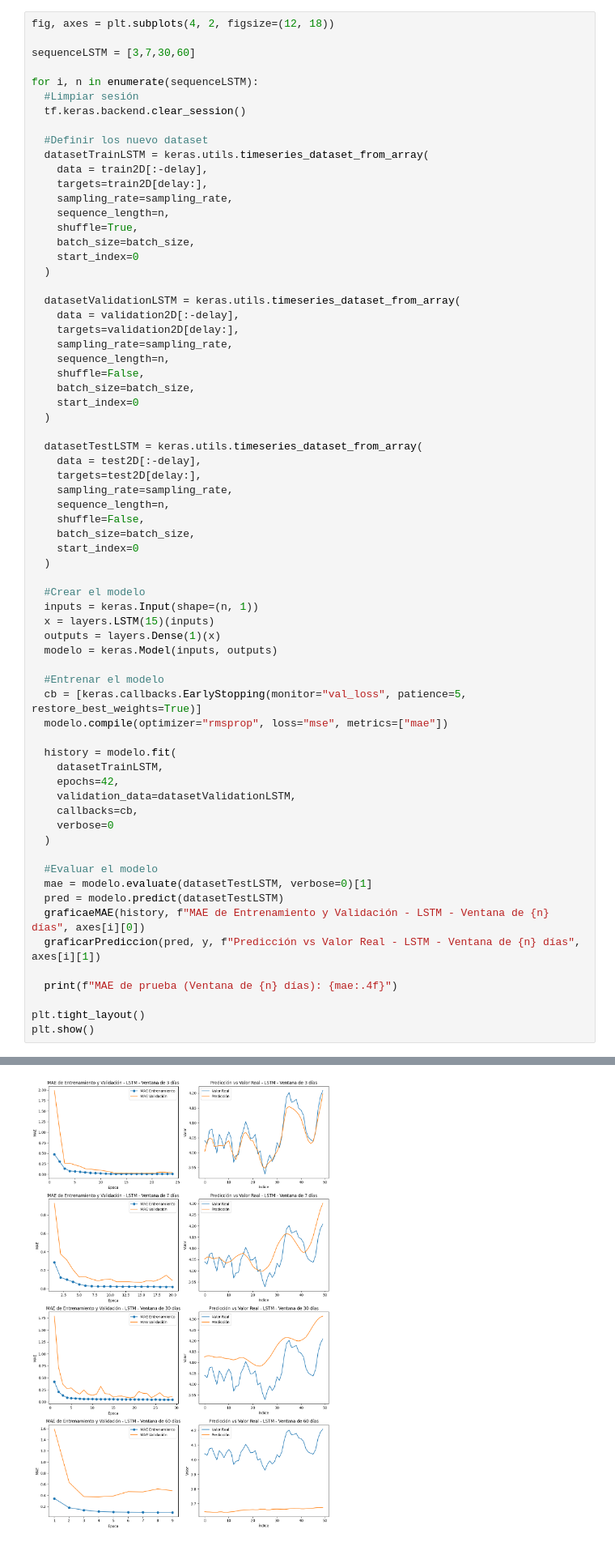
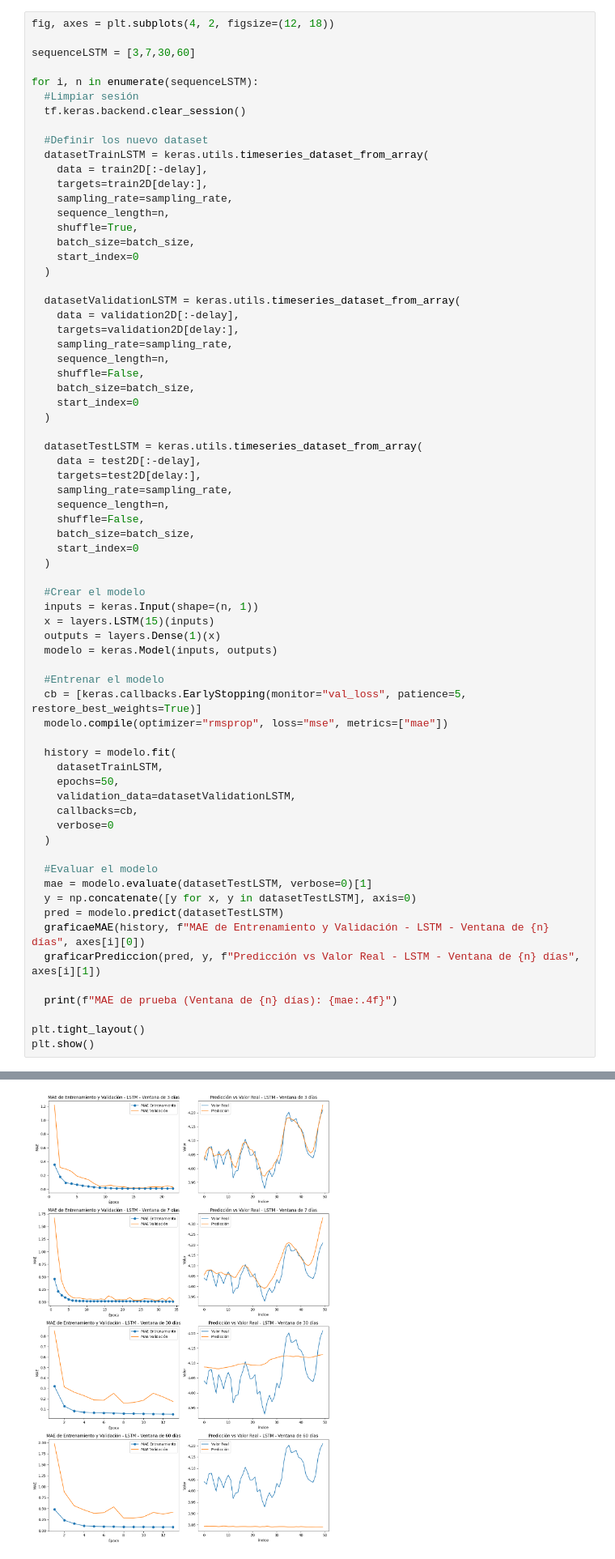
Before and after one commit to AngieJoya99/Taller3-RN, a Jupyter notebook: Taller3RN.ipynb, the cells around one changed output, grey strips where cells are left out. Shown at 81% size. Cells and saved outputs as stored; diff of their text form.

```diff
--- a/Taller3RN.ipynb
+++ b/Taller3RN.ipynb
@@ -393,7 +390,7 @@ for i, n in enumerate(sequenceLSTM):
 
   history = modelo.fit(
     datasetTrainLSTM,
-    epochs=42,
+    epochs=50,
     validation_data=datasetValidationLSTM,
     callbacks=cb,
     verbose=0
@@ -401,6 +398,7 @@ for i, n in enumerate(sequenceLSTM):
 
   #Evaluar el modelo
   mae = modelo.evaluate(datasetTestLSTM, verbose=0)[1]
+  y = np.concatenate([y for x, y in datasetTestLSTM], axis=0)
   pred = modelo.predict(datasetTestLSTM)
   graficaeMAE(history, f"MAE de Entrenamiento y Validación - LSTM - Ventana de {n} días", axes[i][0])
   graficarPrediccion(pred, y, f"Predicción vs Valor Real - LSTM - Ventana de {n} días", axes[i][1])
@@ -421,4 +419,4 @@ MAE de prueba (Ventana de 60 días): 2.8204
-[figure, old version]
+[figure, new version]
 # %% [markdown]
 Cambiando el Batch Size
 # %%
```
Also changed, not shown: parts of 9 cells of this notebook, 1 other file.
